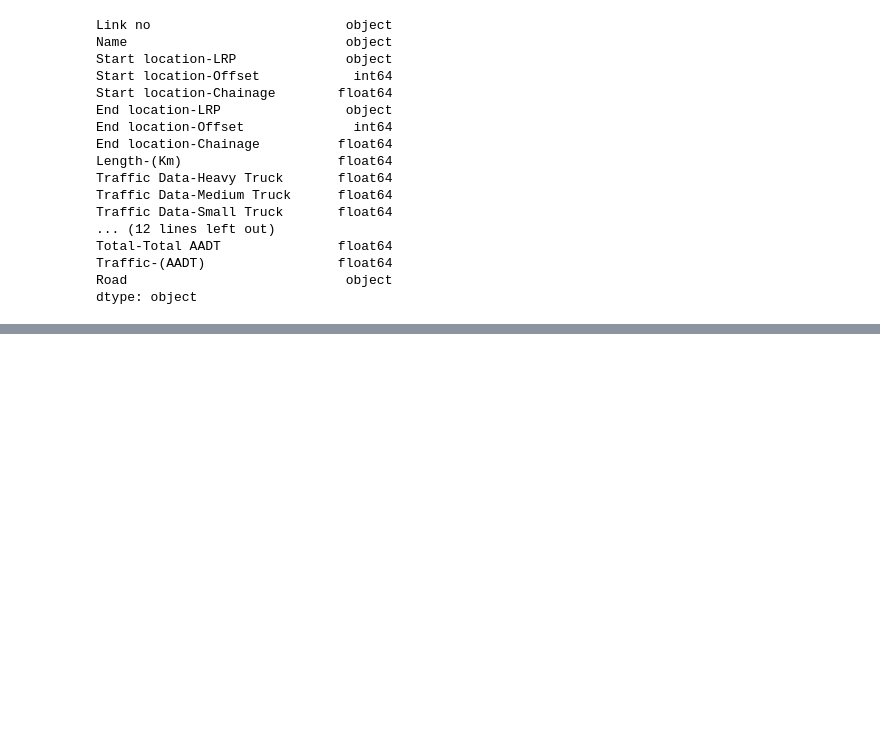
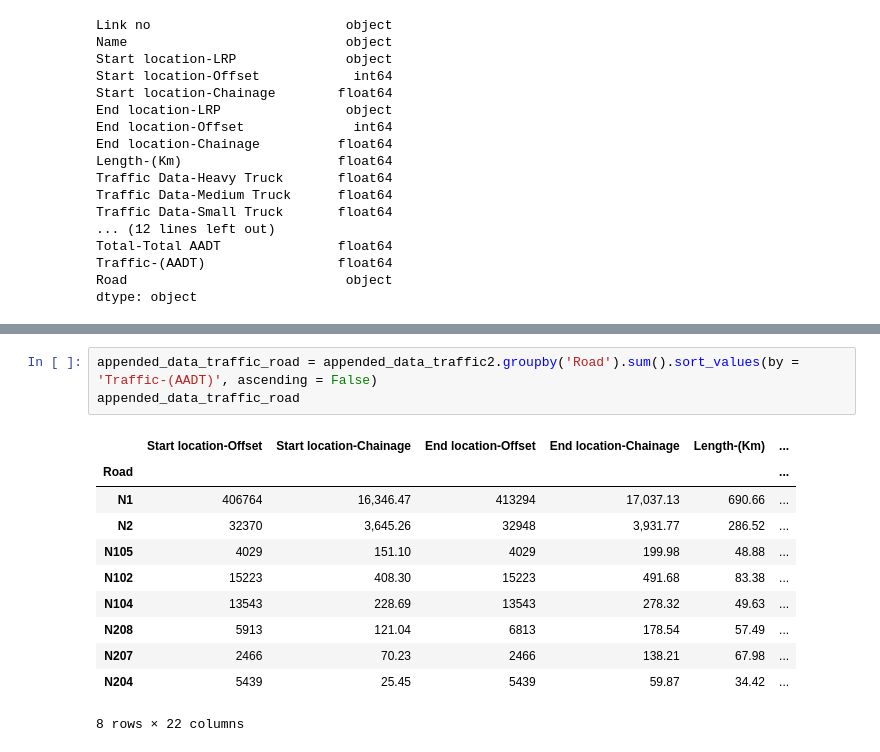
Before and after one commit to LudovicaBindi/Advacned_Simulation-Network_Model_Analysis_Lab4, a Jupyter notebook: notebook/Traffic data.ipynb, the cells around one changed output, grey strips where cells are left out. Cells and saved outputs as stored; diff of their text form; blank space fills up the shorter version.

```diff
--- a/notebook/Traffic data.ipynb
+++ b/notebook/Traffic data.ipynb
@@ -193,0 +262,15 @@ See Full Dataframe in Mito
+# %%
+appended_data_traffic_road = appended_data_traffic2.groupby('Road').sum().sort_values(by = 'Traffic-(AADT)', ascending = False)
+appended_data_traffic_road
+# %% [output]
+|  | Start location-Offset | Start location-Chainage | End location-Offset | End location-Chainage | Length-(Km) | ... |
+| Road |  |  |  |  |  | ... |
+| N1 | 406764 | 16,346.47 | 413294 | 17,037.13 | 690.66 | ... |
+| N2 | 32370 | 3,645.26 | 32948 | 3,931.77 | 286.52 | ... |
+| N105 | 4029 | 151.10 | 4029 | 199.98 | 48.88 | ... |
+| N102 | 15223 | 408.30 | 15223 | 491.68 | 83.38 | ... |
+| N104 | 13543 | 228.69 | 13543 | 278.32 | 49.63 | ... |
+| N208 | 5913 | 121.04 | 6813 | 178.54 | 57.49 | ... |
+| N207 | 2466 | 70.23 | 2466 | 138.21 | 67.98 | ... |
+| N204 | 5439 | 25.45 | 5439 | 59.87 | 34.42 | ... |
+8 rows × 22 columns
```
Also changed, not shown: parts of 21 cells of this notebook.
